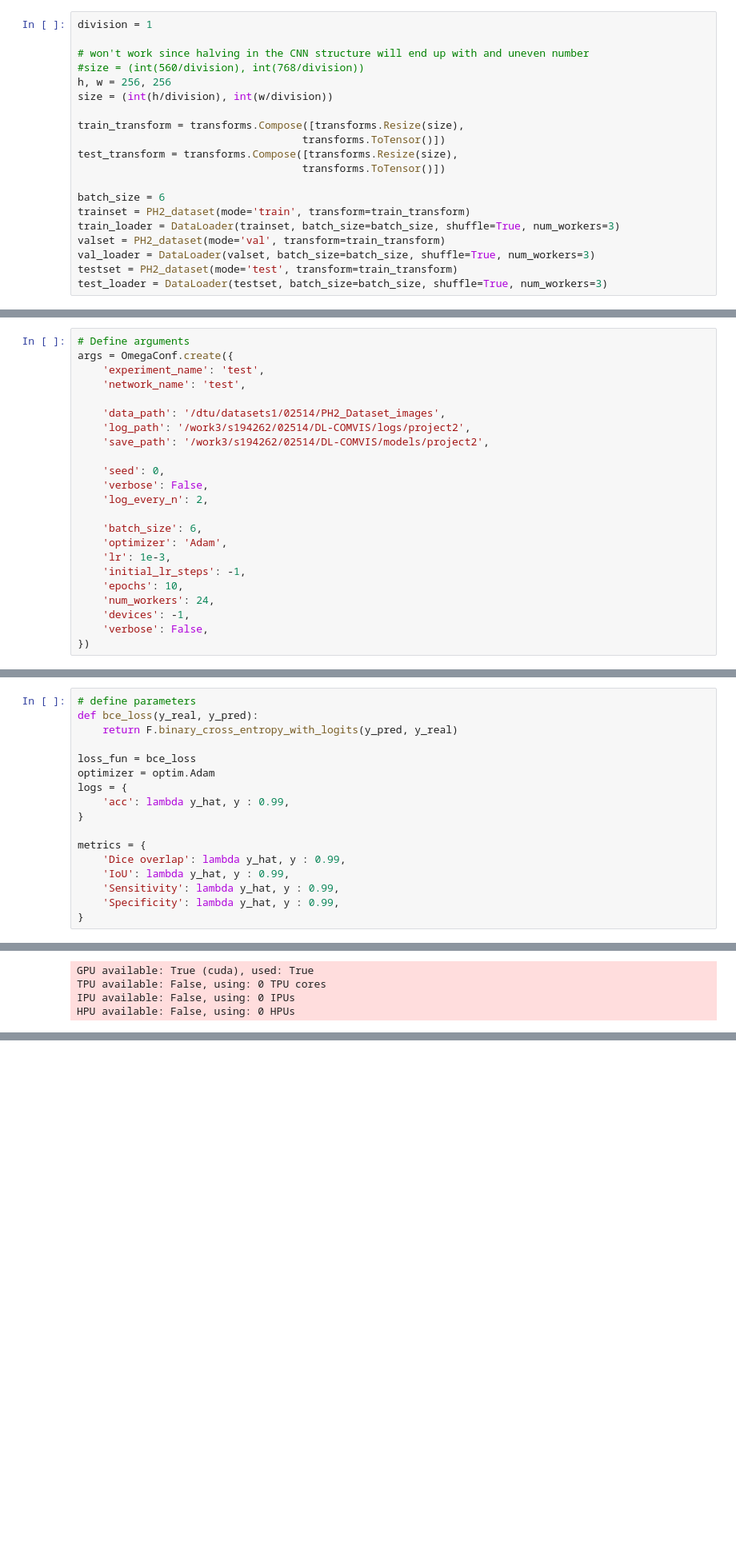
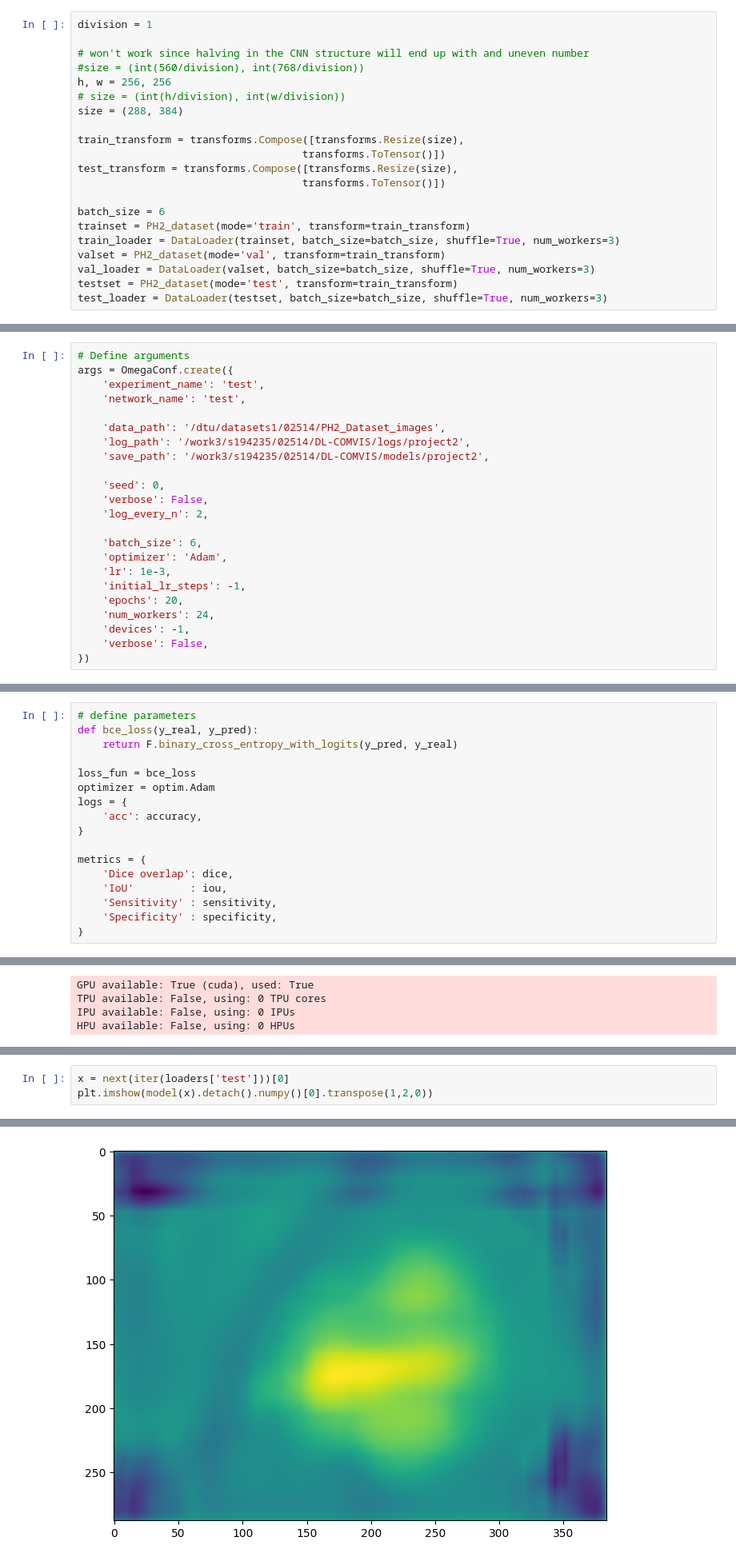
Before and after one commit to AronDJacobsen/DL-COMVIS, a Jupyter notebook: notebooks/project2/ph2_aron.ipynb, the cells around one changed output, grey strips where cells are left out. Shown at 80% size. Saved outputs shown, nothing was run; the diff lists cells and outputs as text; blank space fills up the shorter version.

```diff
--- a/notebooks/project2/ph2_aron.ipynb
+++ b/notebooks/project2/ph2_aron.ipynb
@@ -122,7 +120,8 @@ division = 1
 # won't work since halving in the CNN structure will end up with and uneven number
 #size = (int(560/division), int(768/division))
 h, w = 256, 256
-size = (int(h/division), int(w/division))
+# size = (int(h/division), int(w/division))
+size = (288, 384)
 
 train_transform = transforms.Compose([transforms.Resize(size),
                                     transforms.ToTensor()])
@@ -184,8 +183,8 @@ args = OmegaConf.create({
     'network_name': 'test',
 
     'data_path': '/dtu/datasets1/02514/PH2_Dataset_images',
-    'log_path': '/work3/s194262/02514/DL-COMVIS/logs/project2',
-    'save_path': '/work3/s194262/02514/DL-COMVIS/models/project2',
+    'log_path': '/work3/s194235/02514/DL-COMVIS/logs/project2',
+    'save_path': '/work3/s194235/02514/DL-COMVIS/models/project2',
 
     'seed': 0,
     'verbose': False,
@@ -195,7 +194,7 @@ args = OmegaConf.create({
     'optimizer': 'Adam',
     'lr': 1e-3,
     'initial_lr_steps': -1,
-    'epochs': 10,
+    'epochs': 20,
     'num_workers': 24,
     'devices': -1,
     'verbose': False,
@@ -359,14 +337,14 @@ def bce_loss(y_real, y_pred):
 loss_fun = bce_loss
 optimizer = optim.Adam
 logs = {
-    'acc': lambda y_hat, y : 0.99,
+    'acc': accuracy,
 }
 
 metrics = {
-    'Dice overlap': lambda y_hat, y : 0.99,
-    'IoU': lambda y_hat, y : 0.99,
-    'Sensitivity': lambda y_hat, y : 0.99,
-    'Specificity': lambda y_hat, y : 0.99,
+    'Dice overlap': dice,
+    'IoU'         : iou,
+    'Sensitivity' : sensitivity,
+    'Specificity' : specificity,
 }
 # %%
 # define model
@@ -465,0 +445,4 @@ LOCAL_RANK: 0 - CUDA_VISIBLE_DEVICES: [1]
+# %%
+x = next(iter(loaders['test']))[0]
+plt.imshow(model(x).detach().numpy()[0].transpose(1,2,0))
+# %% [output]
@@ -466,3 +450,4 @@ LOCAL_RANK: 0 - CUDA_VISIBLE_DEVICES: [1]
+[figure, added]
 # %%
 def train(model, opt, loss_fn, epochs, train_loader, test_loader):
     X_test, Y_test = next(iter(test_loader))
```
Also changed, not shown: parts of 11 cells of this notebook.
